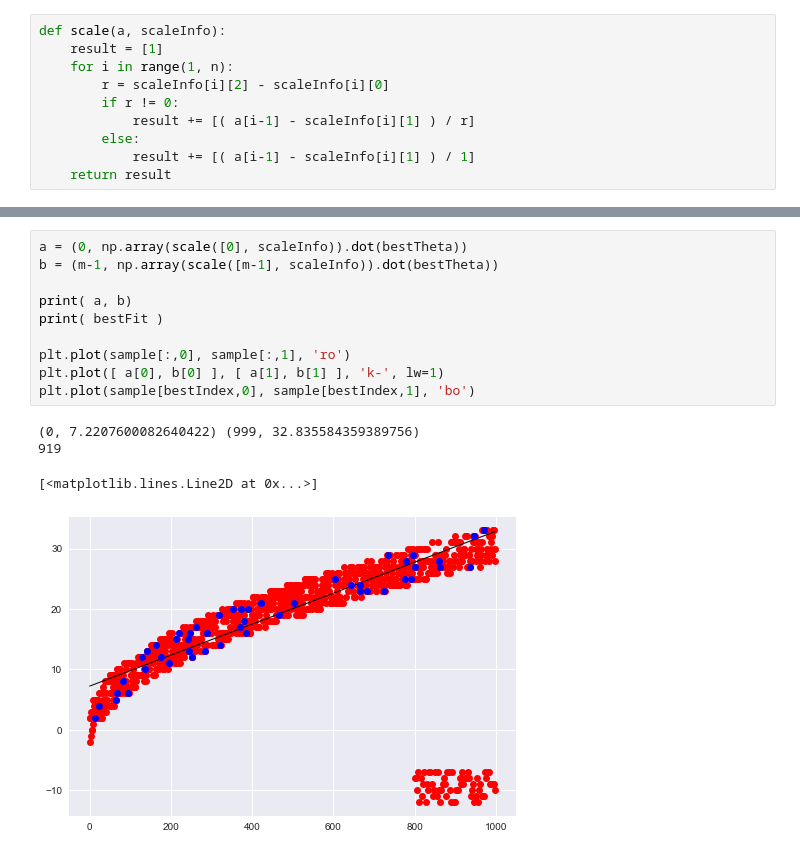
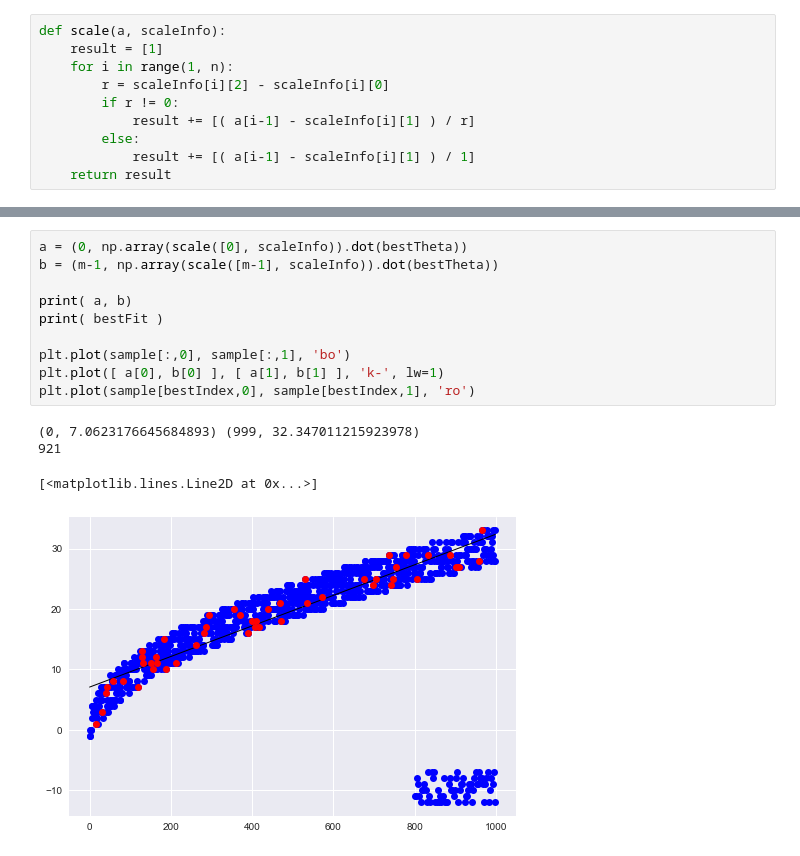
Before and after one commit to 5l1v3r1/Machine-Learning-7, a Jupyter notebook: sample regression/Robust Regression - RANSAC.ipynb, the cells around one changed output, grey strips where cells are left out. Saved outputs shown, nothing was run; the diff lists cells and outputs as text.

```diff
--- a/sample regression/Robust Regression - RANSAC.ipynb
+++ b/sample regression/Robust Regression - RANSAC.ipynb
@@ -157,15 +152,15 @@ plt.plot(bestJ)
 # %%
 a = (0, np.array(scale([0], scaleInfo)).dot(bestTheta))
 b = (m-1, np.array(scale([m-1], scaleInfo)).dot(bestTheta))
 
 print( a, b)
 print( bestFit )
 
-plt.plot(sample[:,0], sample[:,1], 'ro')
+plt.plot(sample[:,0], sample[:,1], 'bo')
 plt.plot([ a[0], b[0] ], [ a[1], b[1] ], 'k-', lw=1)
-plt.plot(sample[bestIndex,0], sample[bestIndex,1], 'bo')
+plt.plot(sample[bestIndex,0], sample[bestIndex,1], 'ro')
 # %% [output]
-(0, 7.2207600082640422) (999, 32.835584359389756)
-919
+(0, 7.0623176645684893) (999, 32.347011215923978)
+921
 [<matplotlib.lines.Line2D at 0x...>]
-[figure, old version]
+[figure, new version]
```
Also changed, not shown: parts of 5 cells of this notebook, 4 other files.
